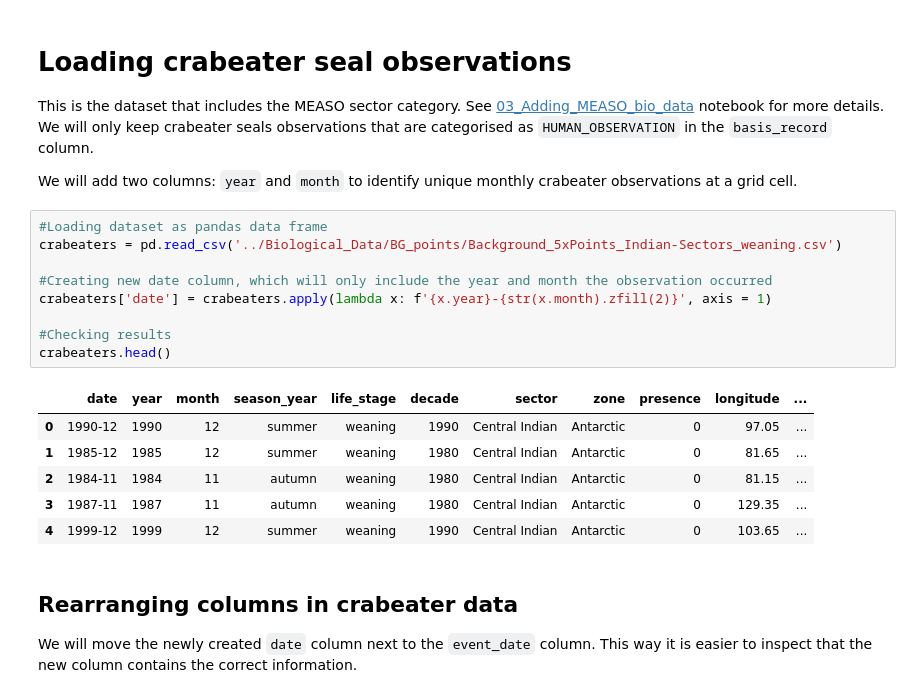
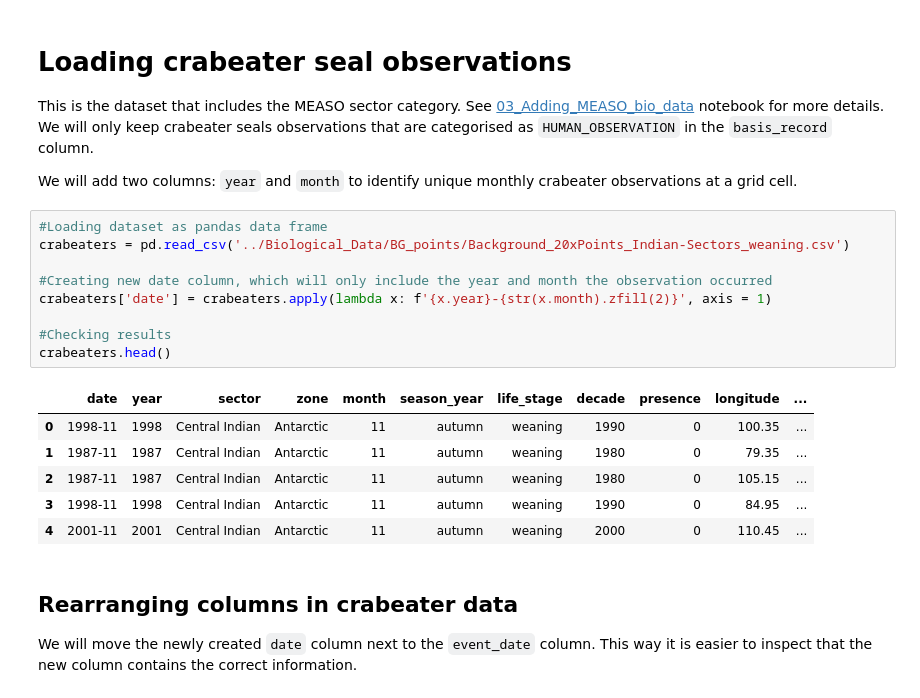
Before and after one commit to lidefi87/Crabeater_Distribution_East_Antarctica, a Jupyter notebook: Scripts/01_Bio_data/05_Add_ACCESS_background.ipynb, the cells around one changed output. Saved outputs shown, nothing was run; the diff lists cells and outputs as text.

Commit message:
Correcting bg points creation

```diff
--- a/Scripts/01_Bio_data/05_Add_ACCESS_background.ipynb
+++ b/Scripts/01_Bio_data/05_Add_ACCESS_background.ipynb
@@ -39,20 +39,20 @@ This is the dataset that includes the MEASO sector category. See [03_Adding_MEAS
 We will add two columns: `year` and `month` to identify unique monthly crabeater observations at a grid cell.
 # %%
 #Loading dataset as pandas data frame
-crabeaters = pd.read_csv('../Biological_Data/BG_points/Background_5xPoints_Indian-Sectors_weaning.csv')
+crabeaters = pd.read_csv('../Biological_Data/BG_points/Background_20xPoints_Indian-Sectors_weaning.csv')
 
 #Creating new date column, which will only include the year and month the observation occurred
 crabeaters['date'] = crabeaters.apply(lambda x: f'{x.year}-{str(x.month).zfill(2)}', axis = 1)
 
 #Checking results
 crabeaters.head()
 # %% [output]
-|  | date | year | month | season_year | life_stage | decade | sector | zone | presence | longitude | ... |
-| 0 | 1990-12 | 1990 | 12 | summer | weaning | 1990 | Central Indian | Antarctic | 0 | 97.05 | ... |
-| 1 | 1985-12 | 1985 | 12 | summer | weaning | 1980 | Central Indian | Antarctic | 0 | 81.65 | ... |
-| 2 | 1984-11 | 1984 | 11 | autumn | weaning | 1980 | Central Indian | Antarctic | 0 | 81.15 | ... |
-| 3 | 1987-11 | 1987 | 11 | autumn | weaning | 1980 | Central Indian | Antarctic | 0 | 129.35 | ... |
-| 4 | 1999-12 | 1999 | 12 | summer | weaning | 1990 | Central Indian | Antarctic | 0 | 103.65 | ... |
+|  | date | year | sector | zone | month | season_year | life_stage | decade | presence | longitude | ... |
+| 0 | 1998-11 | 1998 | Central Indian | Antarctic | 11 | autumn | weaning | 1990 | 0 | 100.35 | ... |
+| 1 | 1987-11 | 1987 | Central Indian | Antarctic | 11 | autumn | weaning | 1980 | 0 | 79.35 | ... |
+| 2 | 1987-11 | 1987 | Central Indian | Antarctic | 11 | autumn | weaning | 1980 | 0 | 105.15 | ... |
+| 3 | 1998-11 | 1998 | Central Indian | Antarctic | 11 | autumn | weaning | 1990 | 0 | 84.95 | ... |
+| 4 | 2001-11 | 2001 | Central Indian | Antarctic | 11 | autumn | weaning | 2000 | 0 | 110.45 | ... |
 # %% [markdown]
 ## Rearranging columns in crabeater data
 We will move the newly created `date` column next to the `event_date` column. This way it is easier to inspect that the new column contains the correct information.
```
Also changed, not shown: parts of 5 cells of this notebook, 1 other file.
